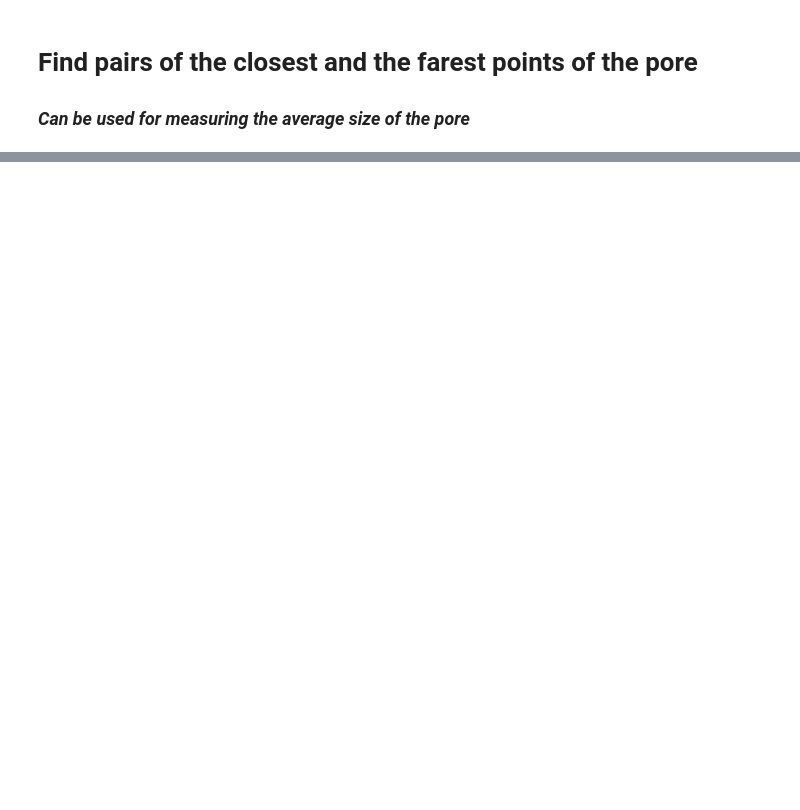
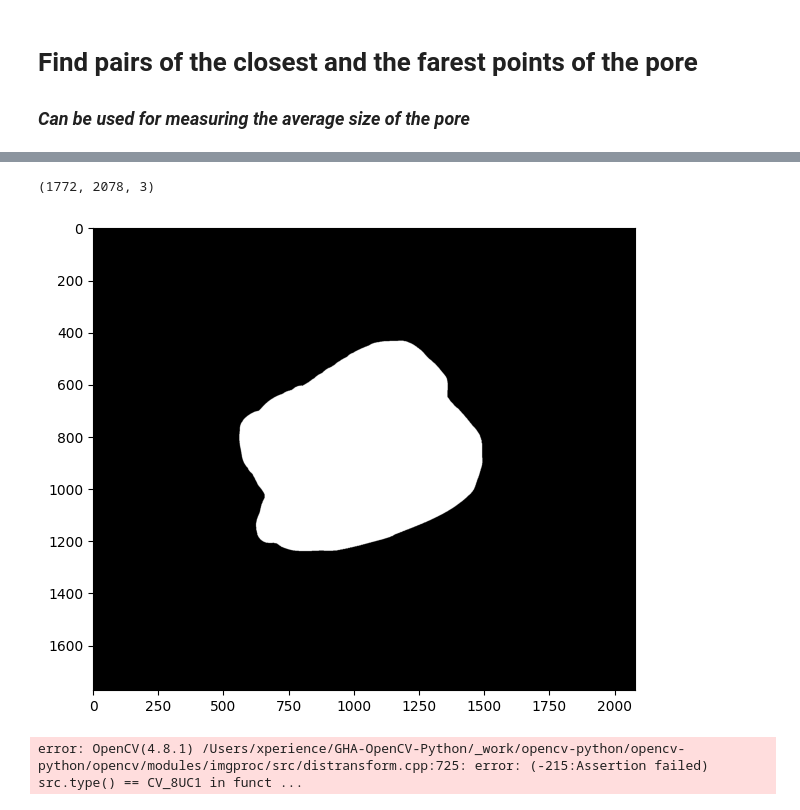
Before and after one commit to mrFendel/GeoCV, a Jupyter notebook: metrics.ipynb, the cells around one changed output, grey strips where cells are left out. Saved outputs shown, nothing was run; the diff lists cells and outputs as text; code cells hidden in the pictures; blank space fills up the shorter version.

```diff
--- a/metrics.ipynb
+++ b/metrics.ipynb
@@ -85,0 +93,26 @@ plot(img)
+# %%
+def apply_circ(cnt, img):
+    temp_img = np.zeros_like(img, )
+    cv.drawContours(temp_img, cnt, -1, (255, 255, 255), 1)
+    cv.fillPoly(temp_img,pts=[cnt],color=(255,255,255))
+    plot(temp_img)
+    cv.cvtColor(temp_img, cv.COLOR_BGR2GRAY)
+
+    dist = cv.distanceTransform(temp_img,
+                                    cv.DIST_L2,
+                                    cv.DIST_MASK_PRECISE)
+    indices = np.unravel_index(dist.argmax(), dist.shape)
+    r = int(dist[indices])
+
+    (x_axis,y_axis),R = cv.minEnclosingCircle(cnt)
+    center = (int(x_axis),int(y_axis))
+
+    cv.circle(img,center,int(R),(0,255,0),5)
+    cv.circle(img, indices[::-1], r, (255,0,0), 5)
+    return img
+
+plot(apply_circ(CNT, IMG))
+# %% [output]
+(1772, 2078, 3)
+[figure, added]
+error: OpenCV(4.8.1) /Users/xperience/GHA-OpenCV-Python/_work/opencv-python/opencv-python/opencv/modules/imgproc/src/distransform.cpp:725: error: (-215:Assertion failed) src.type() == CV_8UC1 in funct ...
```
Also changed, not shown: parts of 5 cells of this notebook.
